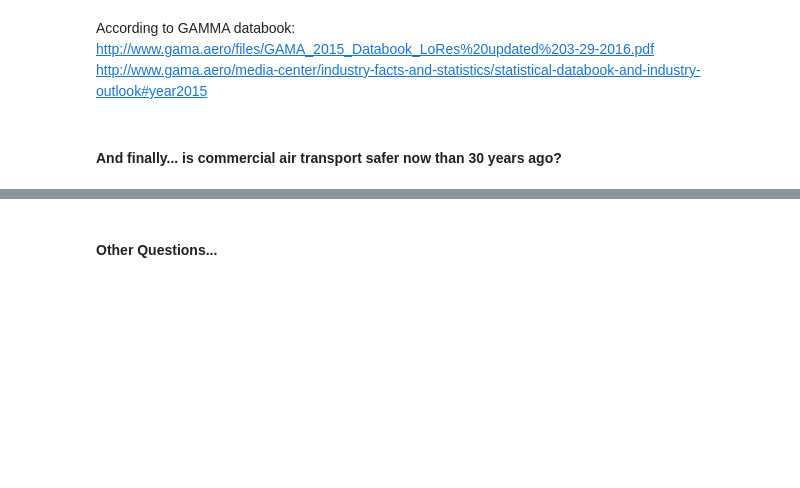
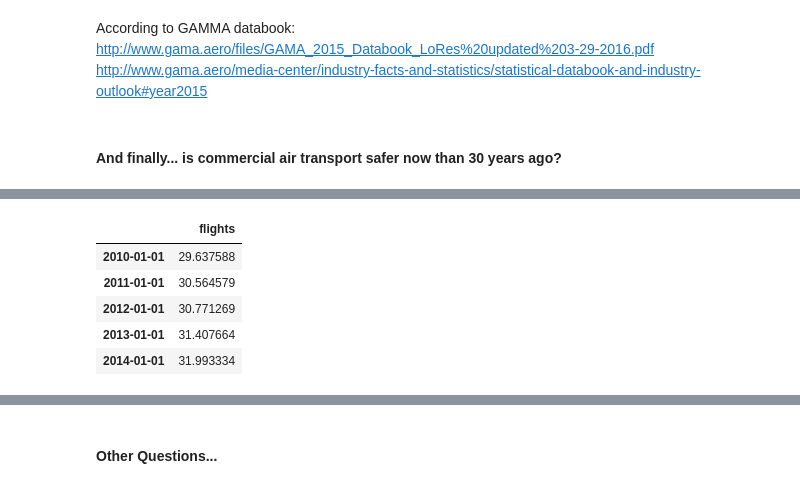
Before and after one commit to AeroPython/remove-before-flight, a Jupyter notebook: talk.ipynb, the cells around one changed output, grey strips where cells are left out. Drawn from its saved outputs; the diff is of its cells as text; code cells hidden in the pictures; blank space fills up the shorter version.

```diff
--- a/talk.ipynb
+++ b/talk.ipynb
@@ -456,0 +478,23 @@ According to GAMMA databook:
+# %%
+passengers = pd.read_csv('./data/annual_passengers_carried/data.csv', nrows=1, usecols=range(4,59))
+
+passengers = passengers.transpose()
+
+# renaming column
+passengers.columns = ['passengers']
+passengers
+
+# parsing date in index
+passengers.index = pd.to_datetime(passengers.index.str[:4])
+
+# converting flight number to number
+passengers['passengers'] = pd.to_numeric(passengers['passengers'], errors='coerce') / 1e6
+
+flights.tail()
+# %% [output]
+|  | flights |
+| 2010-01-01 | 29.637588 |
+| 2011-01-01 | 30.564579 |
+| 2012-01-01 | 30.771269 |
+| 2013-01-01 | 31.407664 |
+| 2014-01-01 | 31.993334 |
```
Also changed, not shown: parts of 2 cells of this notebook.
